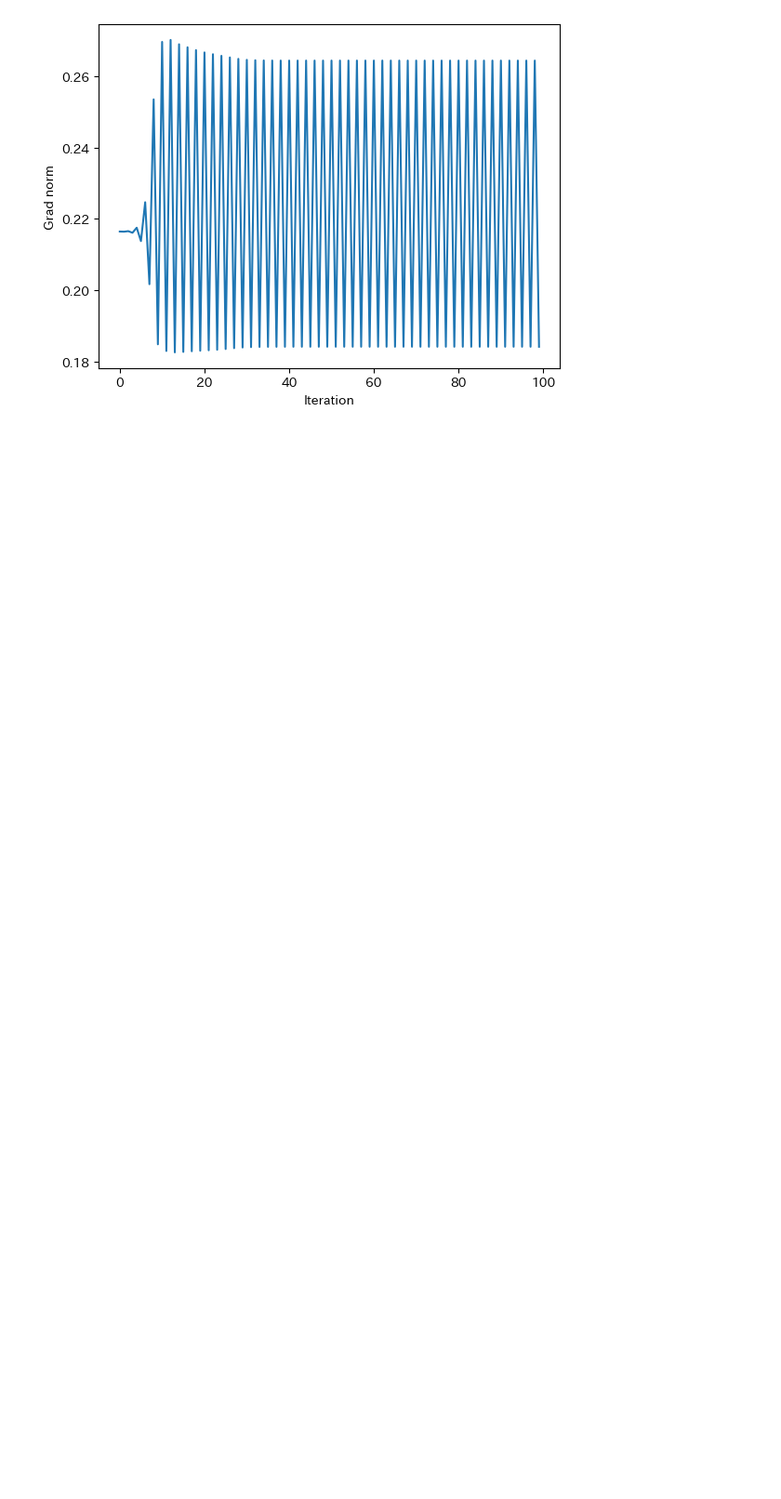
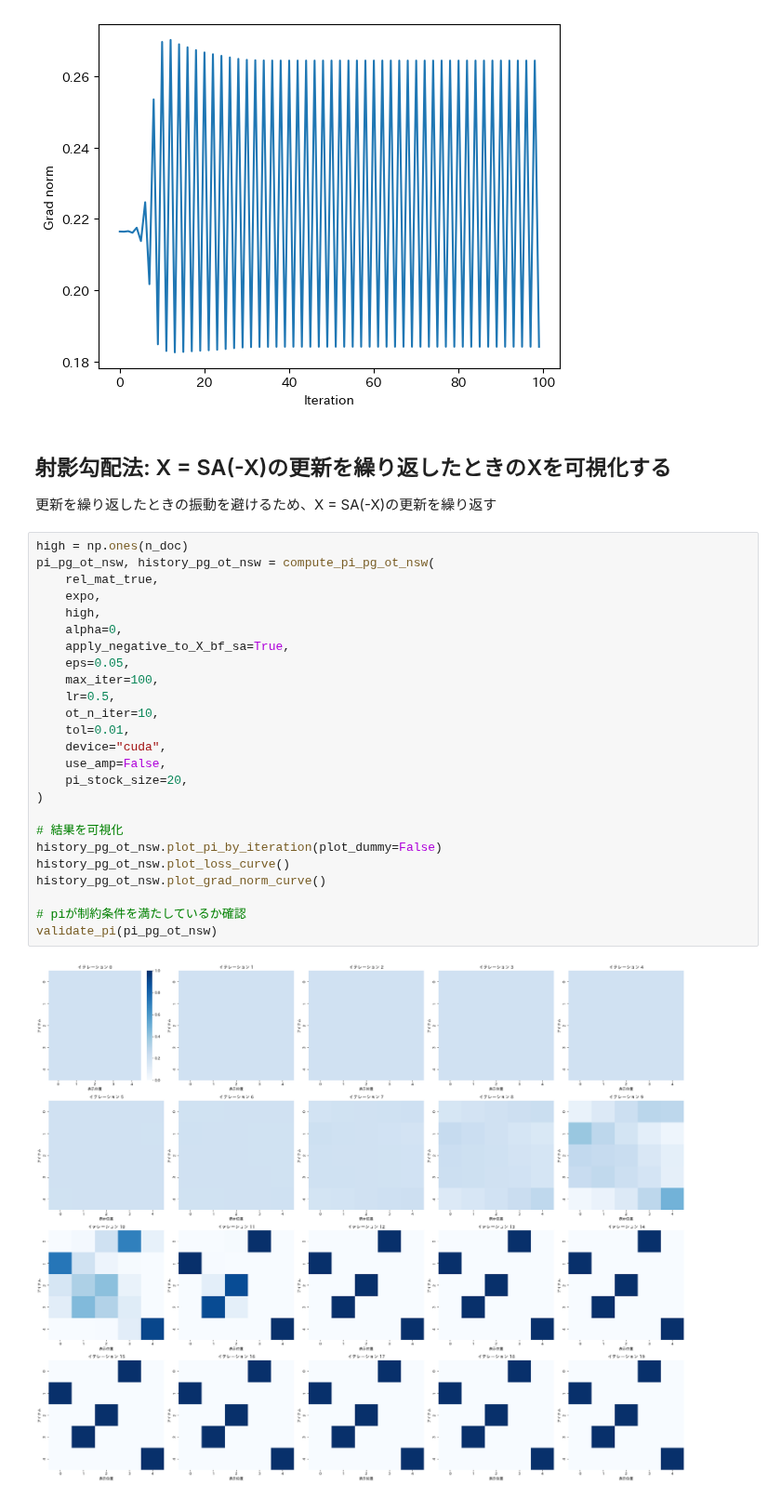
Before and after one commit to tubo213/nsw-with-optimal-transport, a Jupyter notebook: notebook/visualize_ot_nsw_history.ipynb, the cells around one changed output. Shown at 93% size. Drawn from its saved outputs; the diff is of its cells as text; blank space fills up the shorter version.

```diff
--- a/notebook/visualize_ot_nsw_history.ipynb
+++ b/notebook/visualize_ot_nsw_history.ipynb
@@ -75,3 +84,34 @@ validate_pi(pi_pg_ot_nsw)
 [figure]
 [figure]
 [figure]
+# %% [markdown]
+## 射影勾配法: X = SA(-X)の更新を繰り返したときのXを可視化する
+
+更新を繰り返したときの振動を避けるため、X = SA(-X)の更新を繰り返す
+# %%
+high = np.ones(n_doc)
+pi_pg_ot_nsw, history_pg_ot_nsw = compute_pi_pg_ot_nsw(
+    rel_mat_true,
+    expo,
+    high,
+    alpha=0,
+    apply_negative_to_X_bf_sa=True,
+    eps=0.05,
+    max_iter=100,
+    lr=0.5,
+    ot_n_iter=10,
+    tol=0.01,
+    device="cuda",
+    use_amp=False,
+    pi_stock_size=20,
+)
+
+# 結果を可視化
+history_pg_ot_nsw.plot_pi_by_iteration(plot_dummy=False)
+history_pg_ot_nsw.plot_loss_curve()
+history_pg_ot_nsw.plot_grad_norm_curve()
+
+# piが制約条件を満たしているか確認
+validate_pi(pi_pg_ot_nsw)
+# %% [output]
+[figure, added]
```
Also changed, not shown: parts of 3 cells of this notebook.
